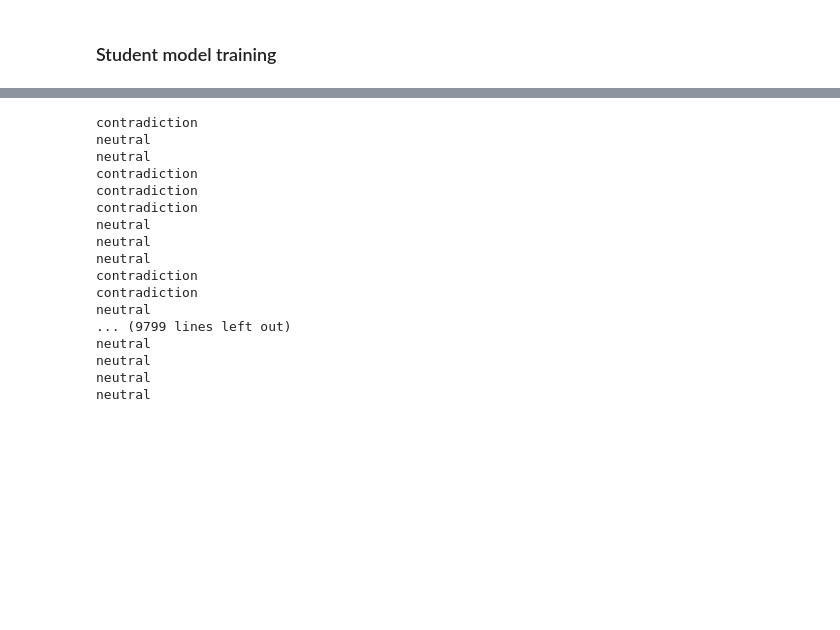
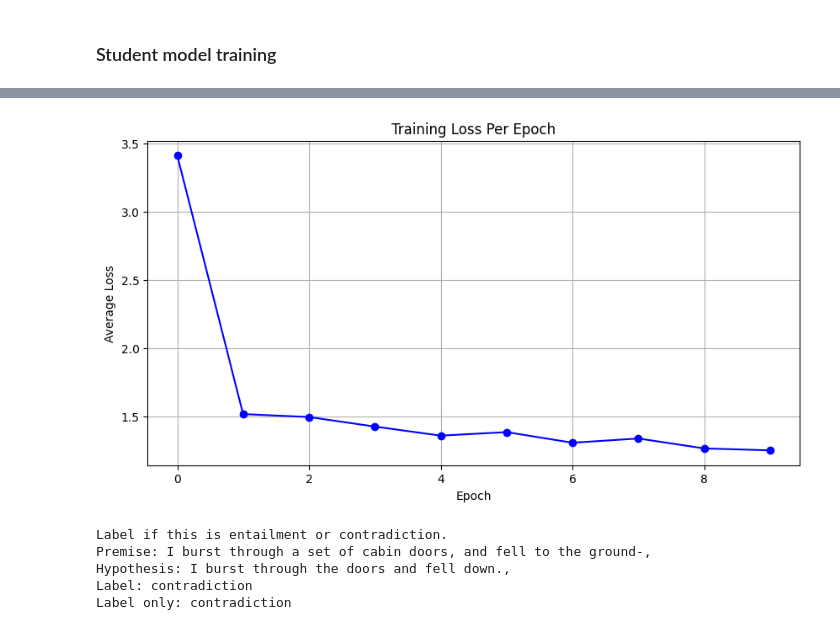
Before and after one commit to upadraj/In-context, a Jupyter notebook: teacher_student.ipynb, the cells around one changed output, grey strips where cells are left out. Drawn from its saved outputs; the diff is of its cells as text; code cells hidden in the pictures; blank space fills up the shorter version.

```diff
--- a/teacher_student.ipynb
+++ b/teacher_student.ipynb
@@ -50,3 +50,9 @@ dataset = load_dataset("nyu-mll/glue", "mnli", split='train')
+# %%
+dataset = load_dataset("nyu-mll/glue", "mnli", split='train')
+dataset = dataset.filter(lambda example: example["label"] != 1)
+
+validation_dataset = load_dataset("nyu-mll/glue", "mnli", split='validation_matched')
+validation_dataset = validation_dataset.filter(lambda example: example["label"] != 1)
 # %% [markdown]
 ### Data Example
 # %%
@@ -216,7 +298,8 @@ def train(data, epochs=10, batch_size=16, device='cpu'):
 
     print(f"Total loss : {total_loss/epochs}")
     plot_losses(epoch_losses)
-    torch.save(student_model, 'student.pth')
+    torch.save(student_model, './models/student.pth')
 
 
 train(batches, device=device)
+# %% [output]
@@ -223,3 +317,4 @@ train(batches, device=device)
+[figure, added]
 # %%
 student_logits = student_logits.to(device)
 student_inputs = student_inputs.to(device)
@@ -228,3 +323,9 @@ s_output_text = tokenizer.decode(student_outputs[0], skip_special_tokens=True)
 predicted_label = s_output_text.split("Label:")[-1].strip().split('.')[0].strip()
 print(s_output_text)
 print("Label only:" , predicted_label)
+# %% [output]
+Label if this is entailment or contradiction.
+Premise: I burst through a set of cabin doors, and fell to the ground-,
+Hypothesis: I burst through the doors and fell down.,
+Label: contradiction
+Label only: contradiction
@@ -247,25 +346,7 @@ def predict(model, source, target=None, device='cpu'):
         decoded_output = tokenizer.decode(output[0], skip_special_tokens=True)
         predicted_label = decoded_output.split("Label:")[-1].strip().split('.')[0].strip()
         predict.append(predicted_label)
-        print(predicted_label)
+
     return predict
 
-predict(student_model, tokens, device=device)
+predict = predict(student_model, tokens, device=device)
-# %% [output]
-contradiction
-neutral
-neutral
-contradiction
-contradiction
-contradiction
-neutral
-neutral
-neutral
-contradiction
-contradiction
-neutral
-... (9799 lines left out)
-neutral
-neutral
-neutral
-neutral
```
Also changed, not shown: parts of 17 cells of this notebook, 1 other file.
